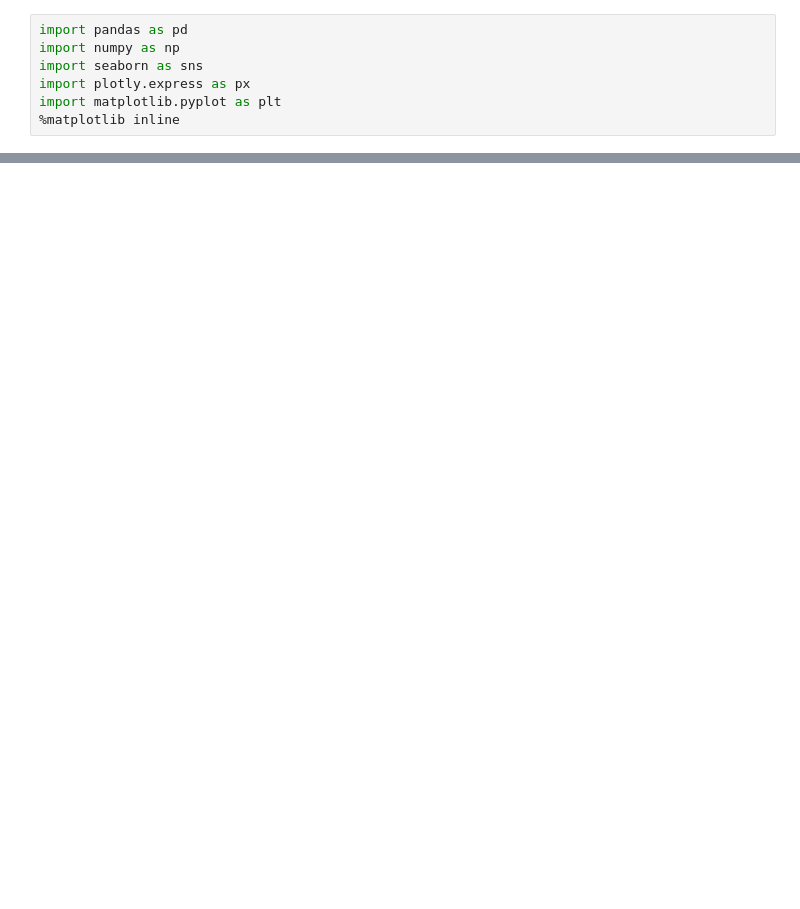
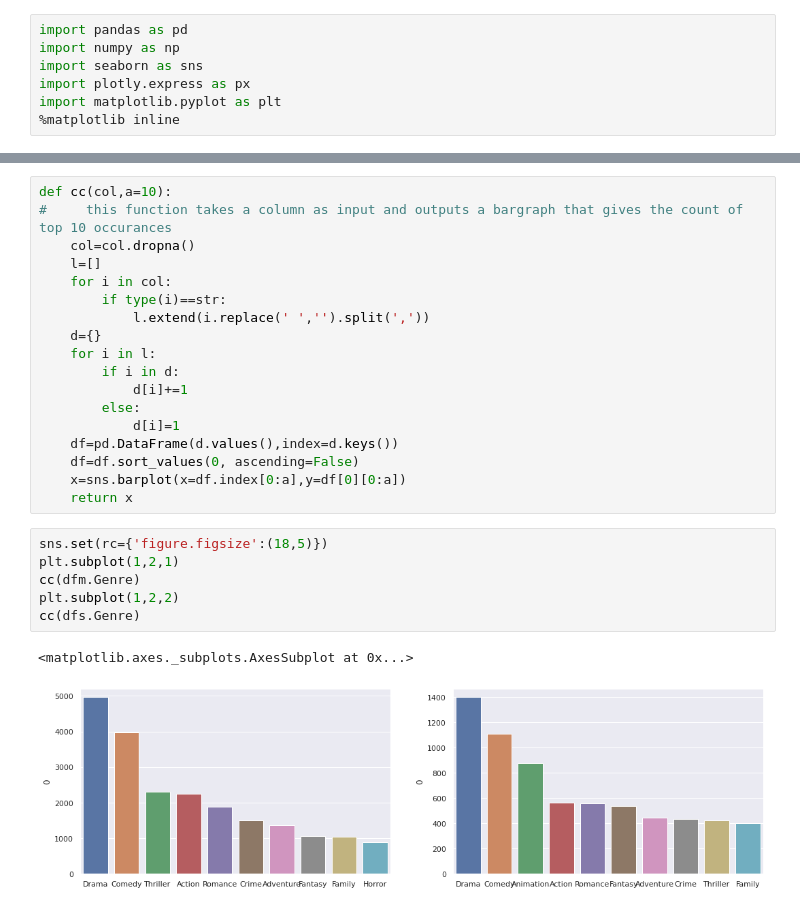
Before and after one commit to rajput-t/netflix_nlp_p1, a Jupyter notebook: Netflix.ipynb, the cells around one changed output, grey strips where cells are left out. Saved outputs shown, nothing was run; the diff lists cells and outputs as text; blank space fills up the shorter version.

```diff
--- a/Netflix.ipynb
+++ b/Netflix.ipynb
@@ -28,0 +92,27 @@ Warning: Total number of columns (29) exceeds max_columns (20) limiting to first
+# %%
+def cc(col,a=10):
+#     this function takes a column as input and outputs a bargraph that gives the count of top 10 occurances
+    col=col.dropna()
+    l=[]
+    for i in col:
+        if type(i)==str:
+            l.extend(i.replace(' ','').split(','))
+    d={}
+    for i in l:
+        if i in d:
+            d[i]+=1
+        else:
+            d[i]=1
+    df=pd.DataFrame(d.values(),index=d.keys())
+    df=df.sort_values(0, ascending=False)
+    x=sns.barplot(x=df.index[0:a],y=df[0][0:a])
+    return x
+# %%
+sns.set(rc={'figure.figsize':(18,5)})
+plt.subplot(1,2,1)
+cc(dfm.Genre)
+plt.subplot(1,2,2)
+cc(dfs.Genre)
+# %% [output]
+<matplotlib.axes._subplots.AxesSubplot at 0x...>
+[figure, added]
```
Also changed, not shown: parts of 9 cells of this notebook.
